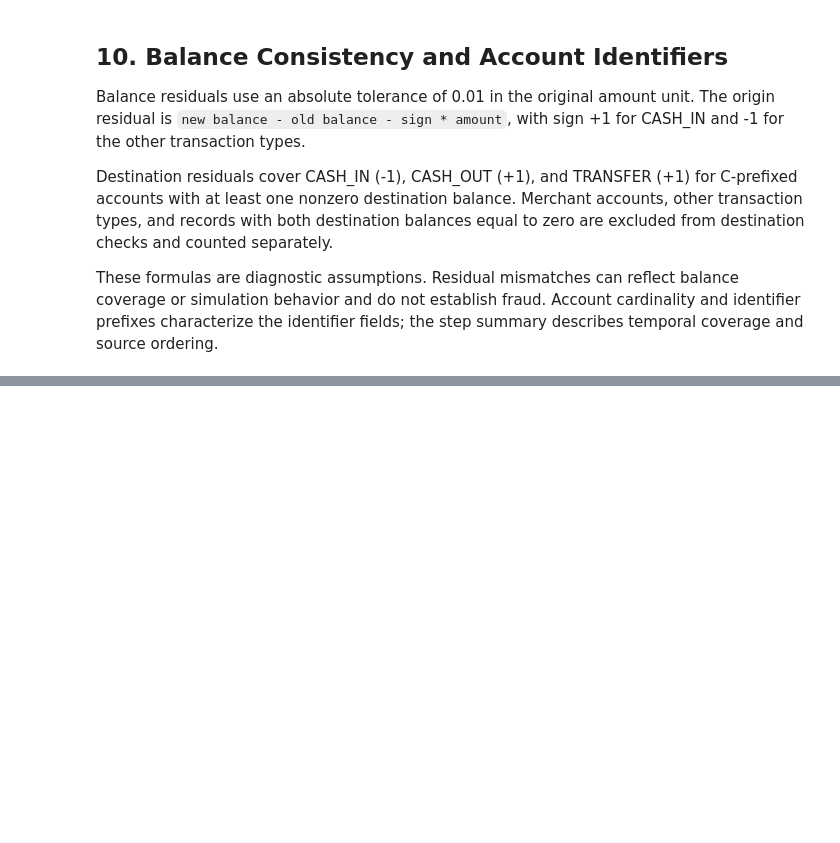
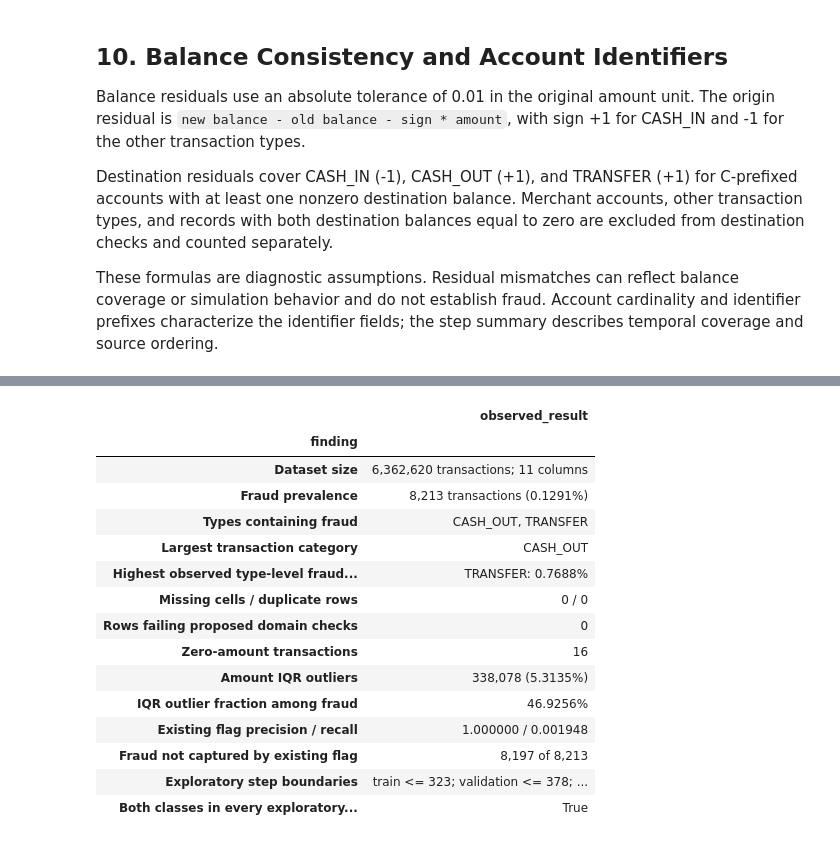
Before and after one commit to nguyengiavinh16/20261_Group2_BigDataStorage-Processing, a Jupyter notebook: notebooks/01_data_profiling.ipynb, the cells around one changed output, grey strips where cells are left out. Cells and saved outputs as stored; diff of their text form; code cells hidden in the pictures; blank space fills up the shorter version.

```diff
--- a/notebooks/01_data_profiling.ipynb
+++ b/notebooks/01_data_profiling.ipynb
@@ -509,0 +588,38 @@ Exported 9 tables, manifest and quality report to c:\Users\lenovo\project\bigdat
+# %%
+fraud_count = int(df.isFraud.eq(1).sum())
+fraud_types = type_summary.loc[type_summary.fraud_count.gt(0)].index.astype(str).tolist()
+findings = [
+    ('Dataset size', f'{len(df):,} transactions; {df.shape[1]} columns'),
+    ('Fraud prevalence', f'{fraud_count:,} transactions ({fraud_rate:.4f}%)'),
+    ('Types containing fraud', ', '.join(fraud_types) or 'None'),
+    ('Largest transaction category', str(type_summary.transactions.idxmax())),
+    ('Highest observed type-level fraud rate', f'{type_summary.fraud_rate_percent.idxmax()}: {type_summary.fraud_rate_percent.max():.4f}%'),
+    ('Missing cells / duplicate rows', f'{int(df.isna().sum().sum()):,} / {duplicate_rows:,}'),
+    ('Rows failing proposed domain checks', f'{int(invalid_any.sum()):,}'),
+    ('Zero-amount transactions', f'{int(df.amount.eq(0).sum()):,}'),
+    ('Amount IQR outliers', f'{amount_outliers:,} ({amount_outliers / len(df) * 100:.4f}%)'),
+    ('IQR outlier fraction among fraud', f'{(amount_outlier_mask & df.isFraud.eq(1)).sum() / fraud_count * 100:.4f}%' if fraud_count else 'Undefined: no fraud rows'),
+    ('Existing flag precision / recall', f'{precision:.6f} / {recall:.6f}'),
+    ('Fraud not captured by existing flag', f'{int(fn):,} of {fraud_count:,}'),
+    ('Exploratory step boundaries', f'train <= {train_end}; validation <= {validation_end}; test > {validation_end}'),
+    ('Both classes in every exploratory window', str(bool(split_summary.both_classes_present.all()))),
+]
+key_findings = pd.DataFrame(findings, columns=['finding', 'observed_result']).set_index('finding')
+display(key_findings)
+# %% [output]
+|  | observed_result |
+| finding |  |
+| Dataset size | 6,362,620 transactions; 11 columns |
+| Fraud prevalence | 8,213 transactions (0.1291%) |
+| Types containing fraud | CASH_OUT, TRANSFER |
+| Largest transaction category | CASH_OUT |
+| Highest observed type-level fraud... | TRANSFER: 0.7688% |
+| Missing cells / duplicate rows | 0 / 0 |
+| Rows failing proposed domain checks | 0 |
+| Zero-amount transactions | 16 |
+| Amount IQR outliers | 338,078 (5.3135%) |
+| IQR outlier fraction among fraud | 46.9256% |
+| Existing flag precision / recall | 1.000000 / 0.001948 |
+| Fraud not captured by existing flag | 8,197 of 8,213 |
+| Exploratory step boundaries | train <= 323; validation <= 378; ... |
+| Both classes in every exploratory... | True |
```
Also changed, not shown: parts of 15 cells of this notebook, 11 other files.
